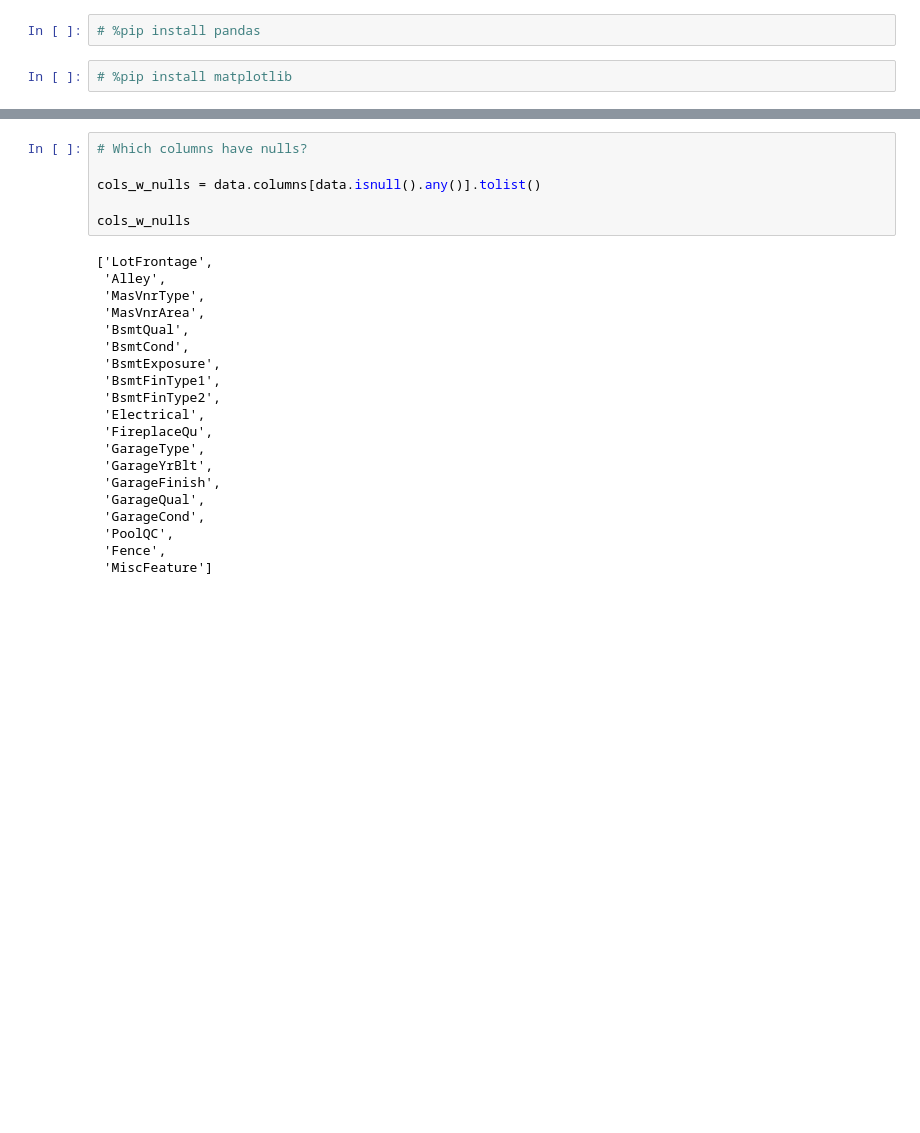
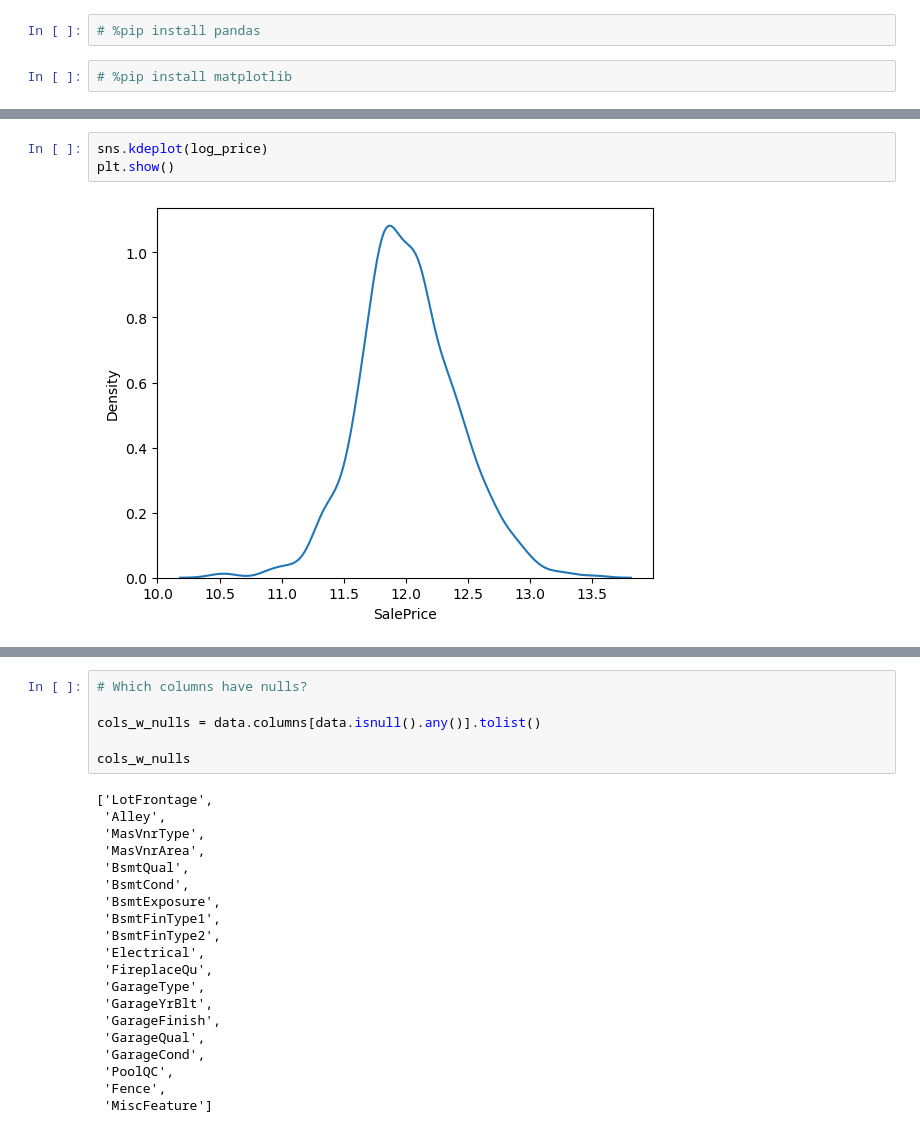
Before and after one commit to matthewtomalley/Ames-Housing-Price-Prediction, a Jupyter notebook: EDA/eda_train.ipynb, the cells around one changed output, grey strips where cells are left out. Drawn from its saved outputs; the diff is of its cells as text; blank space fills up the shorter version.

```diff
--- a/EDA/eda_train.ipynb
+++ b/EDA/eda_train.ipynb
@@ -58,0 +106,5 @@ memory usage: 924.0+ KB
+# %%
+sns.kdeplot(log_price)
+plt.show()
+# %% [output]
+[figure, added]
```
Also changed, not shown: parts of 32 cells of this notebook.
